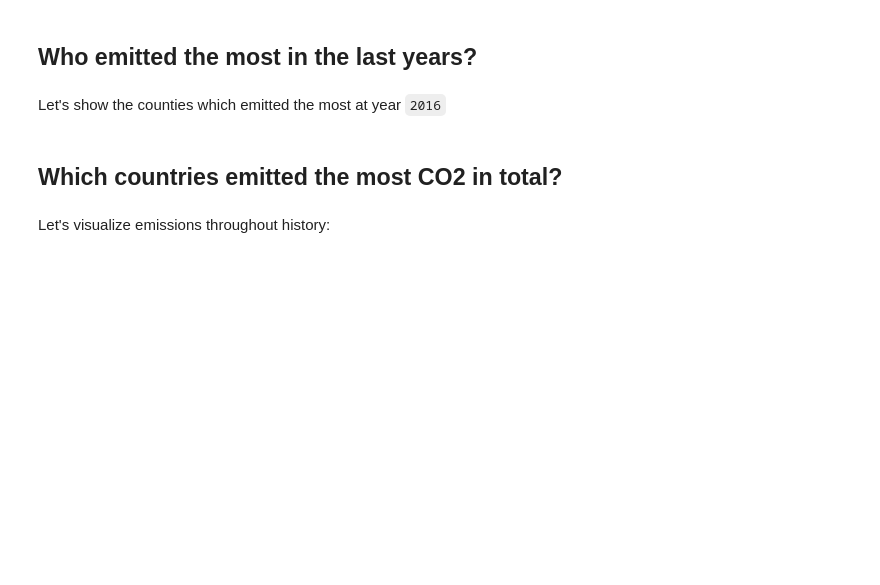
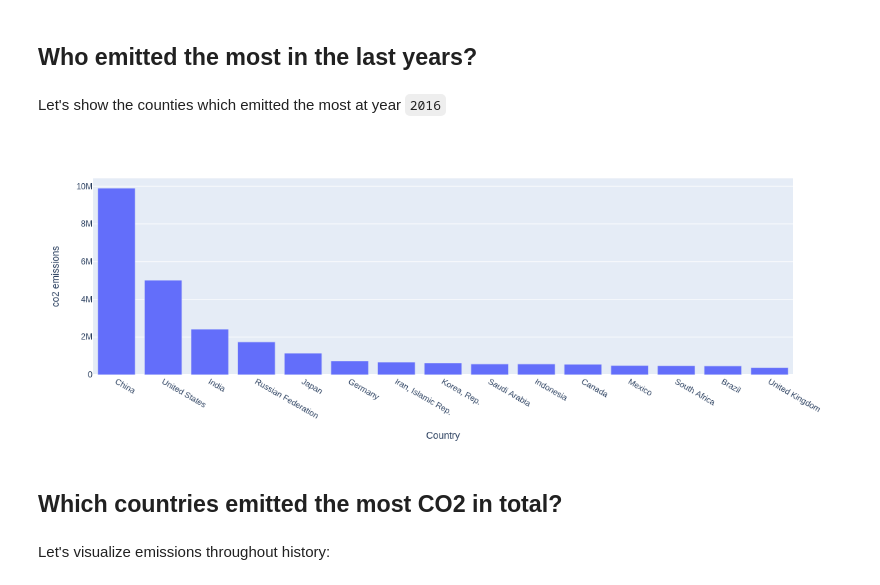
Before and after one commit to Reslan-Tinawi/Who-is-responsible-for-climate-change, a Jupyter notebook: who-is-responsible-for-climate-change.ipynb, the cells around one changed output. Saved outputs shown, nothing was run; the diff lists cells and outputs as text; code cells hidden in the pictures; blank space fills up the shorter version.

```diff
--- a/who-is-responsible-for-climate-change.ipynb
+++ b/who-is-responsible-for-climate-change.ipynb
@@ -191,12 +291,14 @@ def get_top_n_countries(n: int, by: str):
 Let's show the counties which emitted the most at year `2016`
 # %%
 px.bar(
-    data_frame=time_series_df.loc[lambda x: x["Year"] == 2016].sort_values(
+    data_frame=time_series_df[time_series_df.Year == 2016].sort_values(
         by="co2 emissions", ascending=False
     )[:15],
     x="Country",
     y="co2 emissions",
 )
+# %% [output]
+[figure, added]
 # %% [markdown]
 ## Which countries emitted the most CO2 in total?
 # %% [markdown]
```
Also changed, not shown: parts of 38 cells of this notebook.
